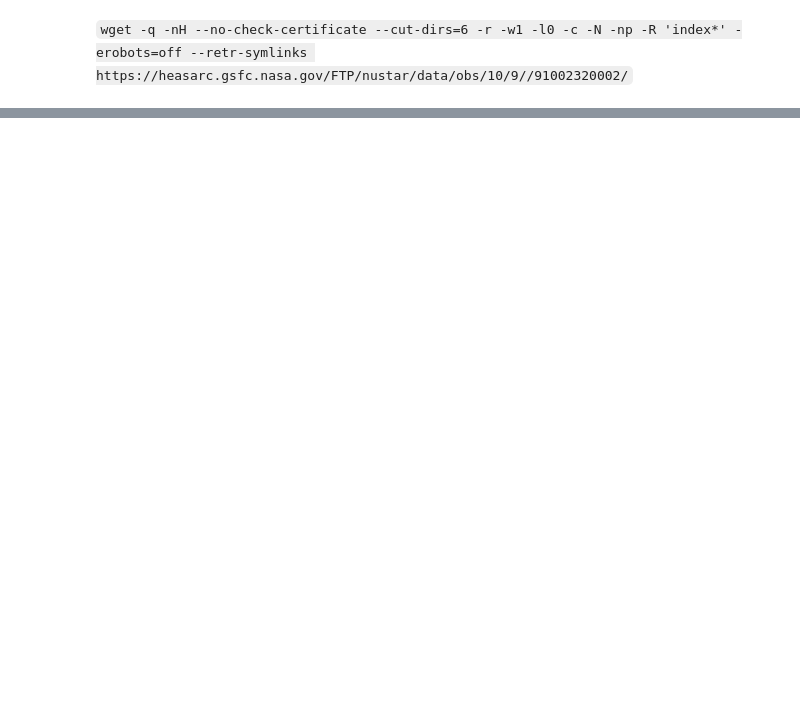
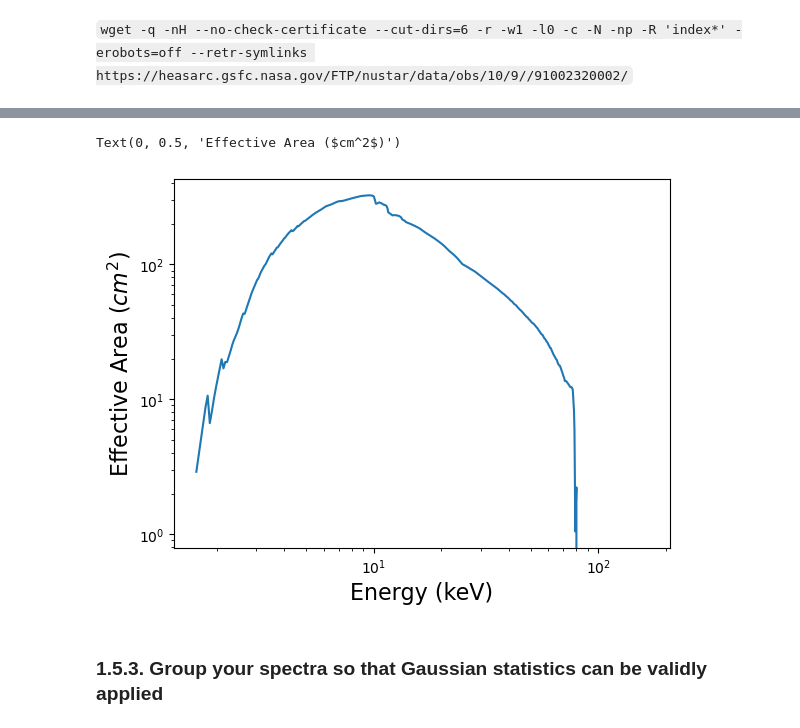
Before and after one commit to honghui-liu/data-analysis-at-Tuebingen, a Jupyter notebook: _sources/notebooks/NuSTAR_walkthrough.ipynb, the cells around one changed output, grey strips where cells are left out. Saved outputs shown, nothing was run; the diff lists cells and outputs as text; code cells hidden in the pictures; blank space fills up the shorter version.

```diff
--- a/_sources/notebooks/NuSTAR_walkthrough.ipynb
+++ b/_sources/notebooks/NuSTAR_walkthrough.ipynb
@@ -32,0 +184,12 @@ go to <https://heasarc.gsfc.nasa.gov/cgi-bin/W3Browse/w3browse.pl> and search fo
+# %%
+x = 0.5*(arf['SPECRESP'].data['ENERG_LO'] + arf['SPECRESP'].data['ENERG_HI'])
+y = arf['SPECRESP'].data['SPECRESP']
+
+plt.loglog(x, y)
+plt.xlabel('Energy (keV)', fontsize = 16)
+plt.ylabel('Effective Area ($cm^2$)', fontsize = 16)
+# %% [output]
+Text(0, 0.5, 'Effective Area ($cm^2$)')
+[figure, added]
+# %% [markdown]
+### 1.5.3. Group your spectra so that Gaussian statistics can be validly applied
```
Also changed, not shown: parts of 46 cells of this notebook, 16 other files.
